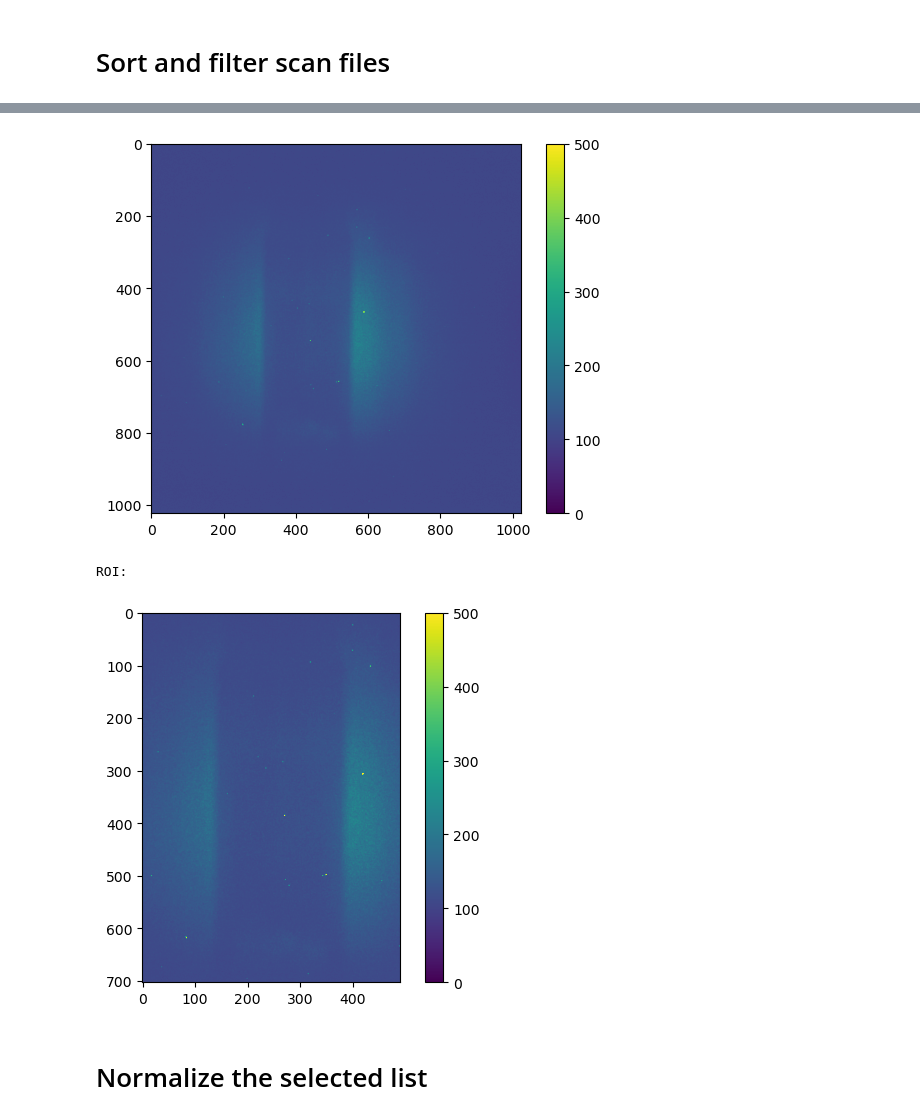
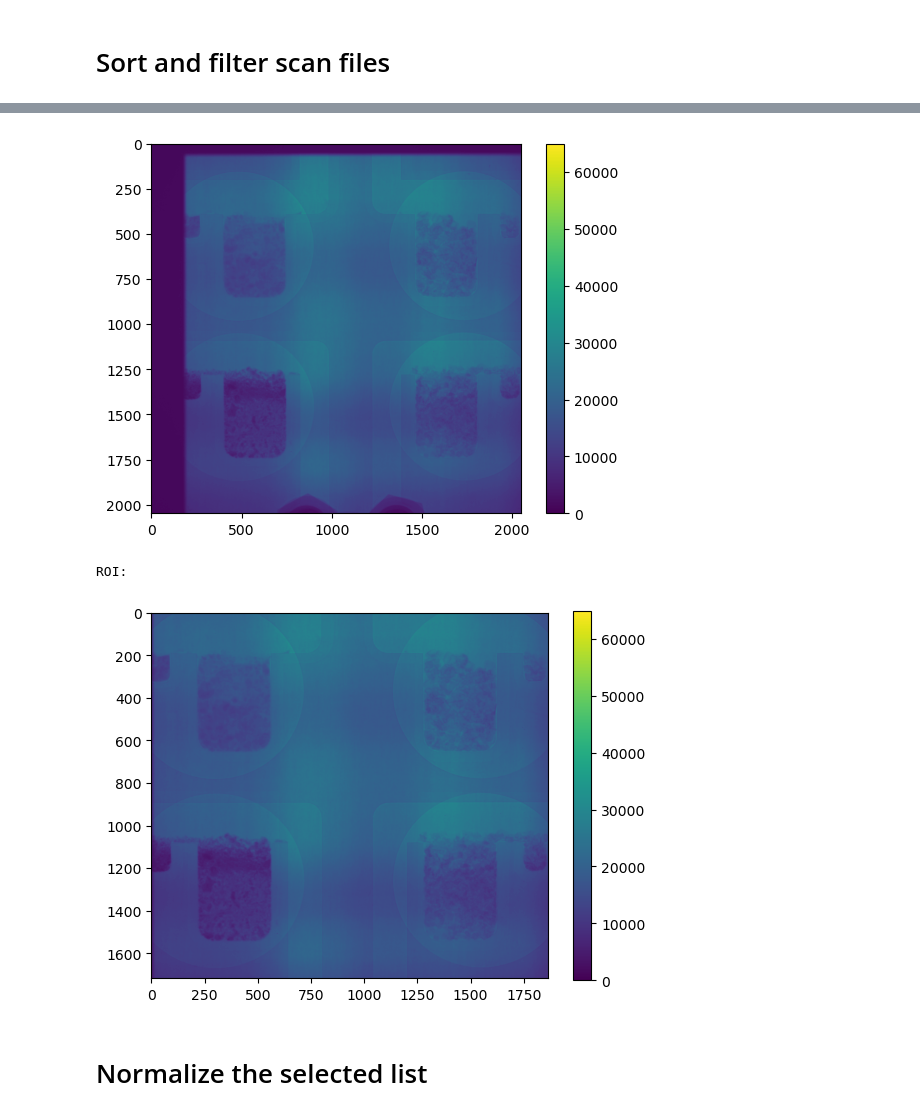
Before and after one commit to zhangy6x/research_stuff, a Jupyter notebook: jupyter_notebooks/norm_recon/sub_normalization_load1save1.ipynb, the cells around one changed output, grey strips where cells are left out. Cells and saved outputs as stored; diff of their text form; code cells hidden in the pictures.

```diff
--- a/jupyter_notebooks/norm_recon/sub_normalization_load1save1.ipynb
+++ b/jupyter_notebooks/norm_recon/sub_normalization_load1save1.ipynb
@@ -47,5 +39,5 @@ sorted(os.listdir(scan_loc))
 # %%
-# ob_loc = "/HFIR/CG1D/IPTS-"+ipts+"/raw/ob"
-ob_loc = "/HFIR/CG1D/IPTS-"+ipts+"/raw/radiographs"
+ob_loc = "/HFIR/CG1D/IPTS-"+ipts+"/raw/ob"
+# ob_loc = "/HFIR/CG1D/IPTS-"+ipts+"/raw/radiographs"
 sorted(os.listdir(ob_loc))
 # %% [output]
@@ -69,5 +49,5 @@ sorted(os.listdir(ob_loc))
 # %%
-# dc_loc = "/HFIR/CG1D/IPTS-"+ipts+"/raw/dc"
-dc_loc = "/HFIR/CG1D/IPTS-"+ipts+"/raw/radiographs"
+dc_loc = "/HFIR/CG1D/IPTS-"+ipts+"/raw/dc"
+# dc_loc = "/HFIR/CG1D/IPTS-"+ipts+"/raw/radiographs"
 sorted(os.listdir(dc_loc))
 # %% [output]
@@ -91,9 +55,9 @@ sorted(os.listdir(dc_loc))
 # %%
 ###################### need to change start
-sample_name = "2024_11_02_hold_to_700C_35"
+sample_name = "2023_08_01_dehydration"
 scan_dir = os.path.join(scan_loc, sample_name)
-ob_dir = os.path.join(ob_loc, "2024_11_03_OB_redo")
-dc_dir = os.path.join(dc_loc, "2024_11_02_hold_to_700C_35_DC")
+ob_dir = os.path.join(ob_loc, "2023_08_01_alignment")
+dc_dir = os.path.join(dc_loc, "2023_08_01_alignment")
 ###################### need to change end
 # %% [markdown]
 # Sort and filter scan files
@@ -159,7 +111,7 @@ ob_list
 to_rmv = [
 ]
 ob_list = rocku.remove_fnames(ob_list, to_rmv)
-ob_list = rocku.filter_list(ob_list, '_71fps_2x2_')
+# ob_list = rocku.filter_list(ob_list, '_71fps_2x2_')
 print(len(ob_list))
 ob_list
 # %% [output]
@@ -254,34 +182,34 @@ print(_scan_raw.shape)
 # %%
 _scan_min = np.min(_scan_raw, axis=0)
-plt.imshow(_scan_min, vmin=0, vmax=500)
+plt.imshow(_scan_min, vmin=0, vmax=65000)
 plt.colorbar()
 plt.show()
 # %% [output]
-[figure, old version]
+[figure, new version]
 # %%
 ###################### need to change start
 crop = True
 # crop = False
-crop_left = 170#320
-crop_right = 660#1080
-crop_top = 160
-crop_bottom = -160
+crop_left = 183#320
+crop_right = -1#1080
+crop_top = 200
+crop_bottom = -130
 # crop_left = 550
 # crop_right = 1300
 # crop_top = 300
 # crop_bottom = 1700
 ###################### need to change end
 # scan_crop = rocku.crop(scan_raw, crop_left, crop_right, crop_top, crop_bottom, crop)
 # ob_crop = rocku.crop(ob_raw, crop_left, crop_right, crop_top, crop_bottom, crop)
 # dc_crop = rocku.crop(dc_raw, crop_left, crop_right, crop_top, crop_bottom, crop)
 _scan_crop_min = rocku.crop(_scan_min, crop_left, crop_right, crop_top, crop_bottom, crop)
 print("ROI:")
-plt.imshow(_scan_crop_min, vmin=0, vmax=500)
+plt.imshow(_scan_crop_min, vmin=0, vmax=65000)
 plt.colorbar()
 plt.show()
 # %% [output]
 ROI:
-[figure, old version]
+[figure, new version]
 # %% [markdown]
 # Normalize the selected list
 # %%
```
Also changed, not shown: parts of 20 cells of this notebook, 3 other files.
